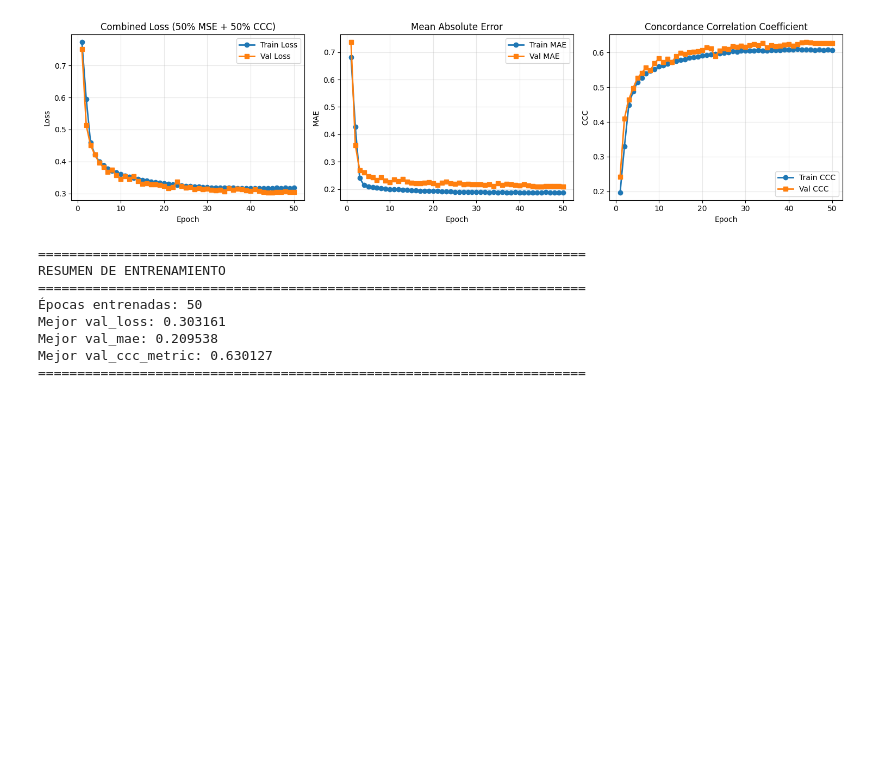
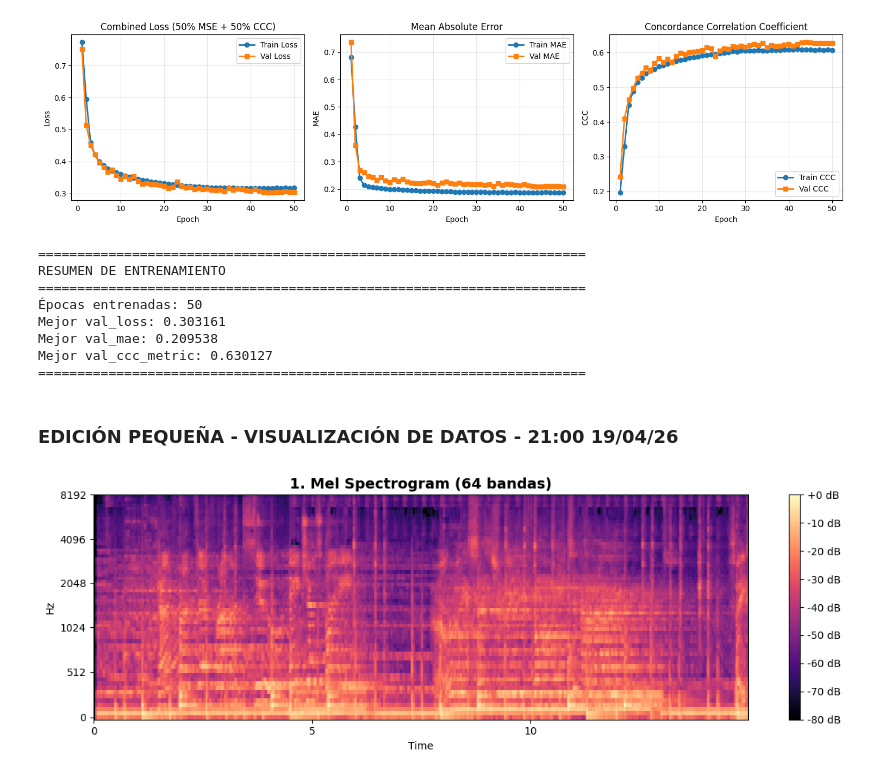
Before and after one commit to fernando086/MusiChroma, a Jupyter notebook: flask-backend/pipeline_russell.ipynb, the cells around one changed output. Saved outputs shown, nothing was run; the diff lists cells and outputs as text; code cells hidden in the pictures; blank space fills up the shorter version.

```diff
--- a/flask-backend/pipeline_russell.ipynb
+++ b/flask-backend/pipeline_russell.ipynb
@@ -1838,3 +1840,35 @@ Mejor val_loss: 0.303161
 Mejor val_mae: 0.209538
 Mejor val_ccc_metric: 0.630127
 ======================================================================
+# %% [markdown]
+### EDICIÓN PEQUEÑA - VISUALIZACIÓN DE DATOS - 21:00 19/04/26 ###
+# %%
+# ============================================================================
+# GRÁFICOS INDIVIDUALES PARA INFORME CRISP-DM
+# ============================================================================
+import librosa
+import librosa.display
+import matplotlib.pyplot as plt
+import numpy as np
+import os
+
+# Asegurar que tenemos un audio cargado para las gráficas
+if 'y' not in locals() or 'sr' not in locals():
+    test_audio = 'C:/Users/thepe/Downloads/DEAM/DEAM_audio/MEMD_audio/2.mp3'
+    if os.path.exists(test_audio):
+        print(f'Cargando audio de prueba para graficar: {test_audio}')
+        y, sr = librosa.load(test_audio, sr=22050, duration=15)
+    else:
+        print('Por favor, indica un archivo de audio .mp3 válido en y, sr')
+
+plt.figure(figsize=(12, 4))
+# 1. Mel Spectrogram
+S = librosa.feature.melspectrogram(y=y, sr=sr, n_mels=64, hop_length=512)
+S_db = librosa.power_to_db(S, ref=np.max)
+librosa.display.specshow(S_db, x_axis='time', y_axis='mel', sr=sr, fmax=8000, hop_length=512, cmap='magma')
+plt.colorbar(format='%+2.0f dB')
+plt.title('1. Mel Spectrogram (64 bandas)', fontsize=14, fontweight='bold')
+plt.tight_layout()
+plt.show()
+# %% [output]
+[figure, added]
```
Also changed, not shown: parts of 12 cells of this notebook, 58 other files.
